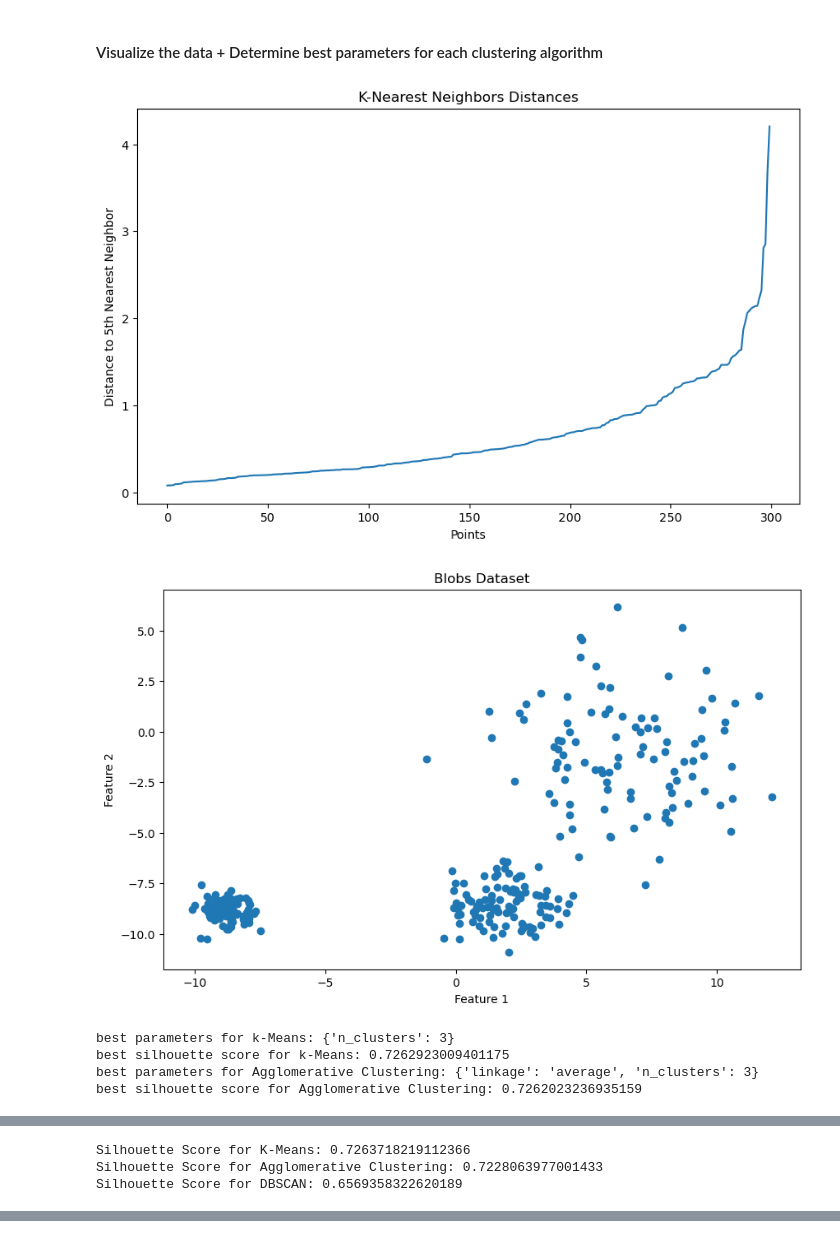
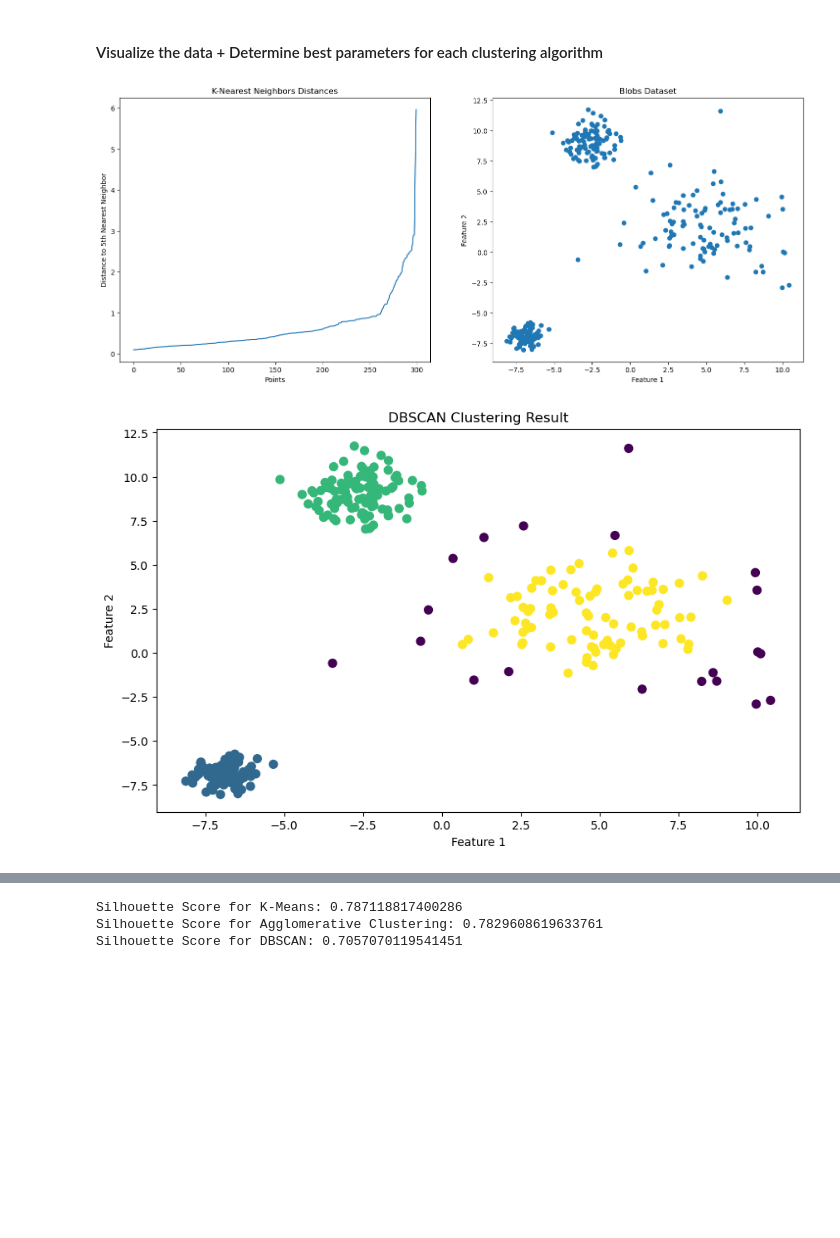
Before and after one commit to nnguyen2255/BINF-5507-Materials, a Jupyter notebook: Assignment3/DBSCAN.ipynb, the cells around one changed output, grey strips where cells are left out. Drawn from its saved outputs; the diff is of its cells as text; code cells hidden in the pictures; blank space fills up the shorter version.

```diff
--- a/Assignment3/DBSCAN.ipynb
+++ b/Assignment3/DBSCAN.ipynb
@@ -257,40 +205,45 @@ make_blobs(n_samples=300, centers=3, cluster_std=[1.0, 2.5, 0.5])
 # %%
 import numpy as np
 import matplotlib.pyplot as plt
 from sklearn.datasets import make_blobs
 from sklearn.cluster import DBSCAN
 from sklearn.neighbors import NearestNeighbors
 from sklearn.metrics import silhouette_score
 
 #load data
-blobs = make_blobs(n_samples=300, centers=3, cluster_std=[1.0, 2.5, 0.5])
+blobs = make_blobs(n_samples=300, centers=3, cluster_std=[1.0, 2.5, 0.5], random_state=42)
 x, y = blobs
 
 #DBSCAN: plot k-nearest neighbors to choose epsilon
 neighbors = NearestNeighbors(n_neighbors=6)
 neighbors.fit(x)
 distances, _ = neighbors.kneighbors(x)
 distances = np.sort(distances[:,4])
-plt.figure(figsize=(10, 6))
-plt.plot(distances)
-plt.title('K-Nearest Neighbors Distances')
-plt.xlabel('Points')
-plt.ylabel('Distance to 5th Nearest Neighbor')
+
+# Plot the k-nearest neighbors distances
+fig, (ax1, ax2) = plt.subplots(1, 2, figsize=(18, 7))
+ax1.plot(distances)
+ax1.set_title('K-Nearest Neighbors Distances')
+ax1.set_xlabel('Points')
+ax1.set_ylabel('Distance to 5th Nearest Neighbor')
+
+# Visualize the dataset
+ax2.scatter(x[:, 0], x[:, 1])
+ax2.set_title('Blobs Dataset')
+ax2.set_xlabel('Feature 1')
+ax2.set_ylabel('Feature 2')
+
 plt.show()
-
 #perform DBSCAN clustering
-dbscan = DBSCAN(eps=1.5, min_samples=6)
+dbscan = DBSCAN(eps=1.5, min_samples=6) #based on the k-neaest neighbors plot
 dbscan_clusters= dbscan.fit_predict(x)
 
+#plot the clustering results
+plot_clustering_results(x, labels=dbscan_clusters, name_of_clustering="DBSCAN")
+knn_agglo_clustering_comparison("Blobs", x, y)
 
-knn_agglo_clustering_comparision("Blobs", x, y)
-plot_clustering_results(x, labels=dbscan_clusters, name_of_clustering="DBSCAN")
 silhouette_avg = silhouette_score(x, dbscan_clusters)
 print(f"Silhouette Score for DBSCAN: {silhouette_avg}")
 # %% [output]
-[figure, old version]
+[figure, new version]
-[figure, old version]
+[figure, new version]
-best parameters for k-Means: {'n_clusters': 3}
-best silhouette score for k-Means: 0.7262923009401175
-best parameters for Agglomerative Clustering: {'linkage': 'average', 'n_clusters': 3}
-best silhouette score for Agglomerative Clustering: 0.7262023236935159
@@ -299,3 +251,0 @@ best silhouette score for Agglomerative Clustering: 0.7262023236935159
-Silhouette Score for K-Means: 0.7263718219112366
-Silhouette Score for Agglomerative Clustering: 0.7228063977001433
-Silhouette Score for DBSCAN: 0.6569358322620189
@@ -302,0 +252,3 @@ Silhouette Score for DBSCAN: 0.6569358322620189
+Silhouette Score for K-Means: 0.787118817400286
+Silhouette Score for Agglomerative Clustering: 0.7829608619633761
+Silhouette Score for DBSCAN: 0.7057070119541451
```
Also changed, not shown: parts of 8 cells of this notebook.
